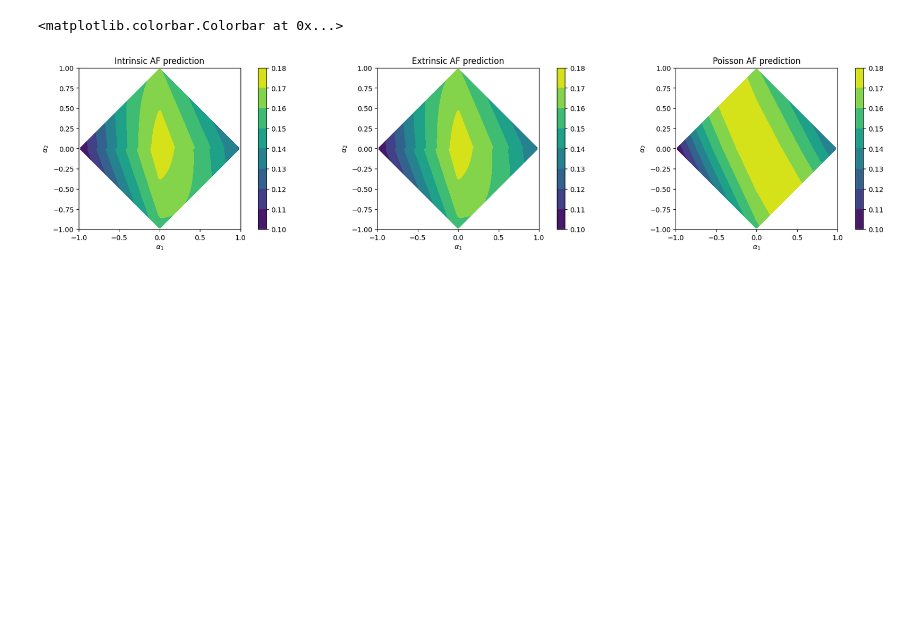
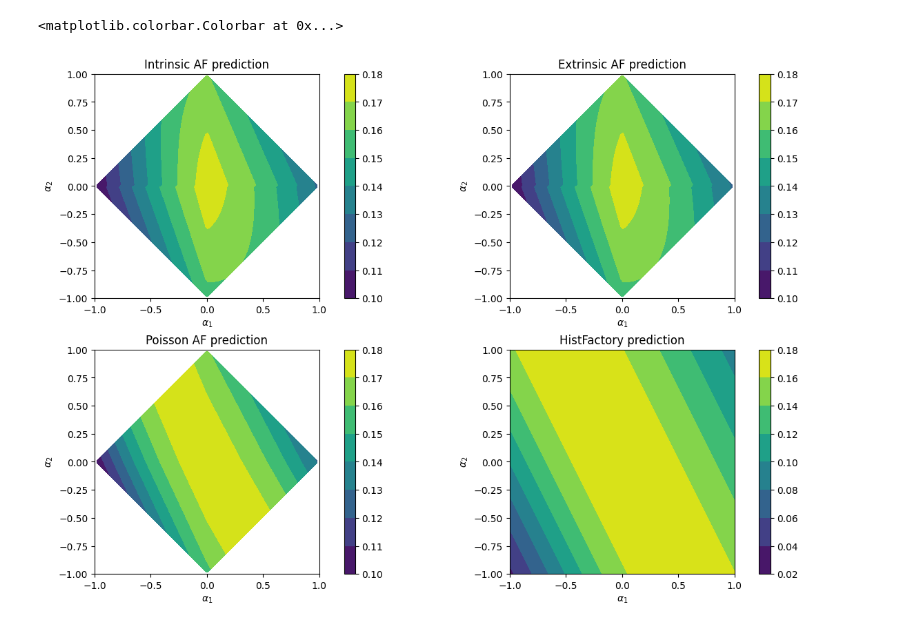
Before and after one commit to JaySandesara/histfactory_interpolation_tools, a Jupyter notebook: histfactoryv1_comparisons.ipynb, the cells around one changed output. Cells and saved outputs as stored; diff of their text form; code cells hidden in the pictures; blank space fills up the shorter version.

```diff
--- a/histfactoryv1_comparisons.ipynb
+++ b/histfactoryv1_comparisons.ipynb
@@ -21,9 +21,6 @@ anchor_alphas = np.array([alpha_point[0] for alpha_point in anchors_simulated_po
 anchor_nus = np.array([alpha_point[1] for alpha_point in anchors_simulated_points])
 # %%
 def poisson_pdf(nu):
-    """
-    Poisson pmf on a finite grid n=0..nmax using log form, then renormalize (truncation).
-    """
     def pdf(n_obs):
         logp = n_obs * np.log(nu) - nu - np.vectorize(math.lgamma)(n_obs + 1)
         return np.exp(logp)
@@ -47,6 +70,8 @@ X, Y = np.meshgrid(param_1_range, param_2_range, indexing="xy")
 AF_pred_extrinsic = np.full_like(X, np.nan, dtype=float)
 AF_pred_intrinsic = np.full_like(X, np.nan, dtype=float)
 AF_pred_poisson = np.full_like(X, np.nan, dtype=float)
+HF_pred = np.full_like(X, np.nan, dtype=float)
+
 mask = np.zeros_like(X, dtype=bool)
 
 for i in range(num_scan_points):
@@ -70,3 +95,6 @@ for i in range(num_scan_points):
             AF_pred_poisson[j, i] = poisson_pdf(nu)(n_obs)
         except Exception:
             pass
+
+        nu = hf_like_from_cross_anchors(alpha_target)
+        HF_pred[j, i] = poisson_pdf(nu)(n_obs)
@@ -73,26 +103,33 @@ for i in range(num_scan_points):
 # %%
-fig, axs = plt.subplots(1, 3, figsize=(18, 4), constrained_layout=True)
+fig, axs = plt.subplots(2, 2, figsize=(12, 8), constrained_layout=True)
 
-im1 = axs[0].contourf(param_1_range, param_2_range, AF_pred_intrinsic)
-axs[0].axis('scaled')
-axs[0].set_title("Intrinsic AF prediction")
-axs[0].set_xlabel(r"$\alpha_1$")
-axs[0].set_ylabel(r"$\alpha_2$")
-fig.colorbar(im1, ax=axs[0])
+im1 = axs[0][0].contourf(param_1_range, param_2_range, AF_pred_intrinsic)
+axs[0][0].axis('scaled')
+axs[0][0].set_title("Intrinsic AF prediction")
+axs[0][0].set_xlabel(r"$\alpha_1$")
+axs[0][0].set_ylabel(r"$\alpha_2$")
+fig.colorbar(im1, ax=axs[0][0])
 
-im2 = axs[1].contourf(param_1_range, param_2_range, AF_pred_extrinsic)
-axs[1].axis('scaled')
-axs[1].set_title("Extrinsic AF prediction")
-axs[1].set_xlabel(r"$\alpha_1$")
-axs[1].set_ylabel(r"$\alpha_2$")
-fig.colorbar(im2, ax=axs[1])
+im2 = axs[0][1].contourf(param_1_range, param_2_range, AF_pred_extrinsic)
+axs[0][1].axis('scaled')
+axs[0][1].set_title("Extrinsic AF prediction")
+axs[0][1].set_xlabel(r"$\alpha_1$")
+axs[0][1].set_ylabel(r"$\alpha_2$")
+fig.colorbar(im2, ax=axs[0][1])
 
-im2 = axs[2].contourf(param_1_range, param_2_range, AF_pred_poisson)
-axs[2].axis('scaled')
-axs[2].set_title("Poisson AF prediction")
-axs[2].set_xlabel(r"$\alpha_1$")
-axs[2].set_ylabel(r"$\alpha_2$")
-fig.colorbar(im2, ax=axs[2])
+im2 = axs[1][0].contourf(param_1_range, param_2_range, AF_pred_poisson)
+axs[1][0].axis('scaled')
+axs[1][0].set_title("Poisson AF prediction")
+axs[1][0].set_xlabel(r"$\alpha_1$")
+axs[1][0].set_ylabel(r"$\alpha_2$")
+fig.colorbar(im2, ax=axs[1][0])
+
+im2 = axs[1][1].contourf(param_1_range, param_2_range, HF_pred)
+axs[1][1].axis('scaled')
+axs[1][1].set_title("HistFactory prediction")
+axs[1][1].set_xlabel(r"$\alpha_1$")
+axs[1][1].set_ylabel(r"$\alpha_2$")
+fig.colorbar(im2, ax=axs[1][1])
 # %% [output]
 <matplotlib.colorbar.Colorbar at 0x...>
-[figure, old version]
+[figure, new version]
```
Also changed, not shown: parts of 2 cells of this notebook, 2 other files.
